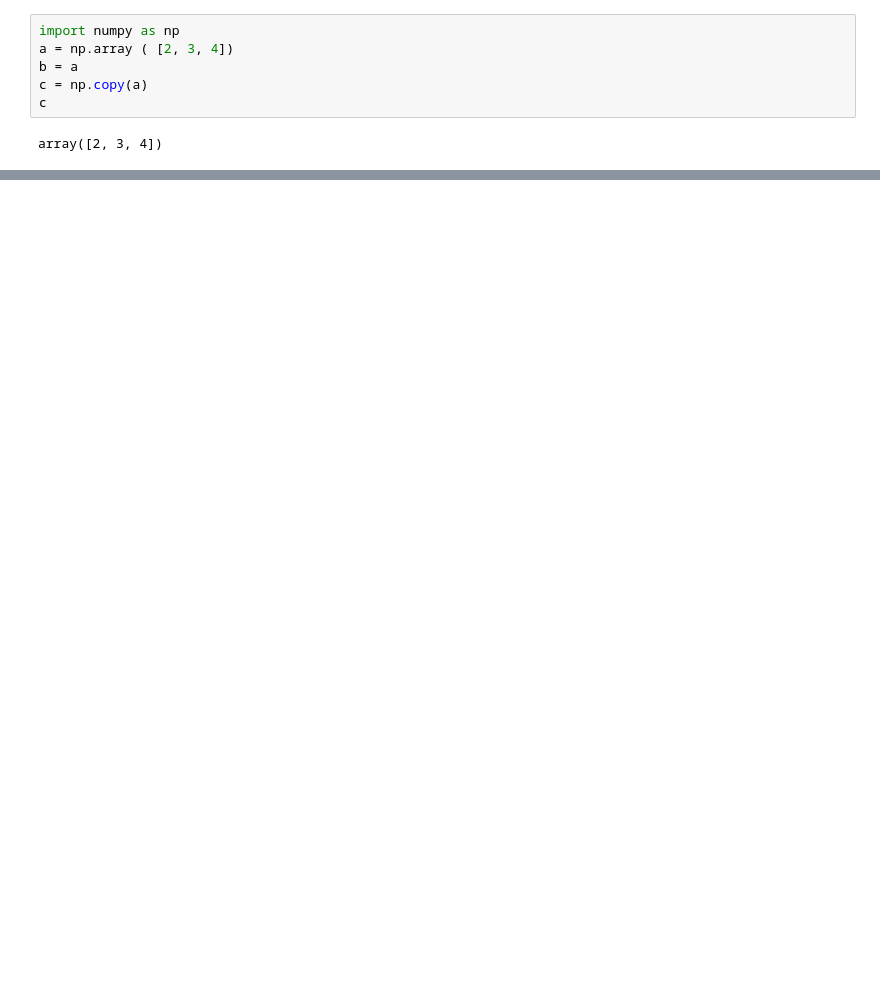
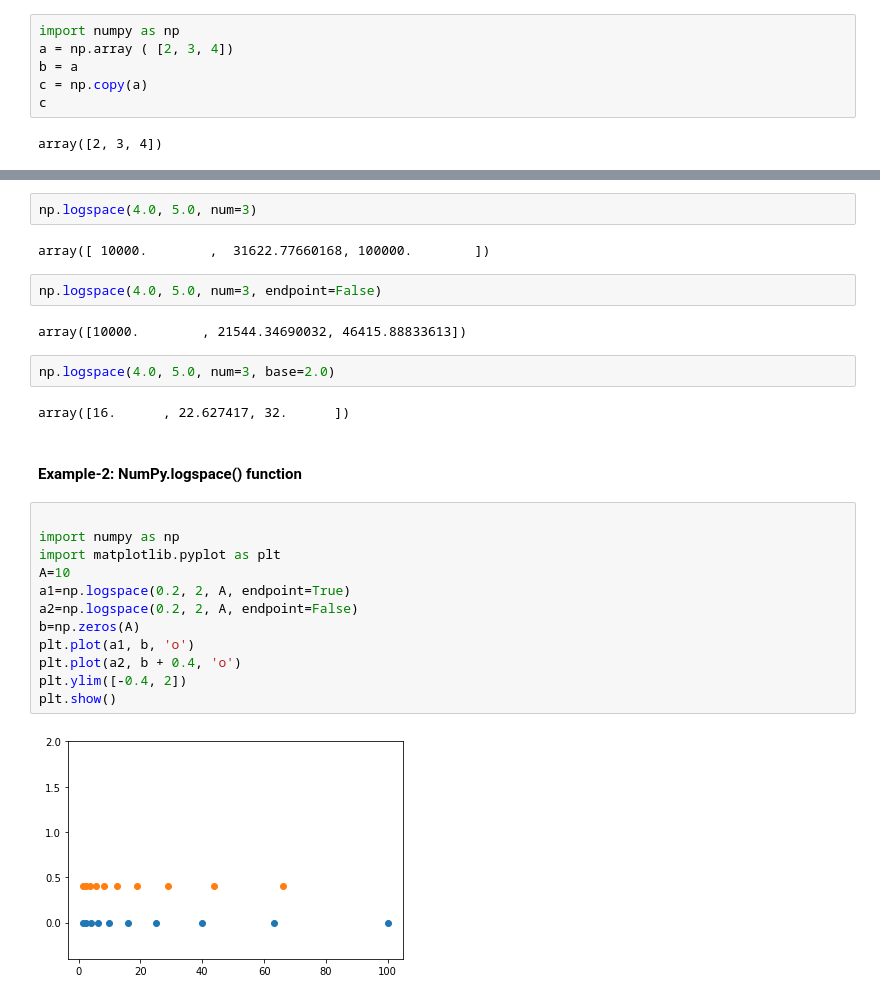
Before and after one commit to somu-Projects/https---github.com-somu-Projects-Python-Tutorial, a Jupyter notebook: NumPy/CH 02.ipynb, the cells around one changed output, grey strips where cells are left out. Cells and saved outputs as stored; diff of their text form; blank space fills up the shorter version.

```diff
--- a/NumPy/CH 02.ipynb
+++ b/NumPy/CH 02.ipynb
@@ -120,0 +345,28 @@ array([2, 3, 4])
+# %%
+np.logspace(4.0, 5.0, num=3)
+# %% [output]
+array([ 10000.        ,  31622.77660168, 100000.        ])
+# %%
+np.logspace(4.0, 5.0, num=3, endpoint=False)
+# %% [output]
+array([10000.        , 21544.34690032, 46415.88833613])
+# %%
+np.logspace(4.0, 5.0, num=3, base=2.0)
+# %% [output]
+array([16.      , 22.627417, 32.      ])
+# %% [markdown]
+#### Example-2: NumPy.logspace() function
+# %%
+
+import numpy as np
+import matplotlib.pyplot as plt
+A=10
+a1=np.logspace(0.2, 2, A, endpoint=True)
+a2=np.logspace(0.2, 2, A, endpoint=False)
+b=np.zeros(A)
+plt.plot(a1, b, 'o')
+plt.plot(a2, b + 0.4, 'o')
+plt.ylim([-0.4, 2])
+plt.show()
+# %% [output]
+[figure, added]
```
Also changed, not shown: parts of 34 cells of this notebook.
